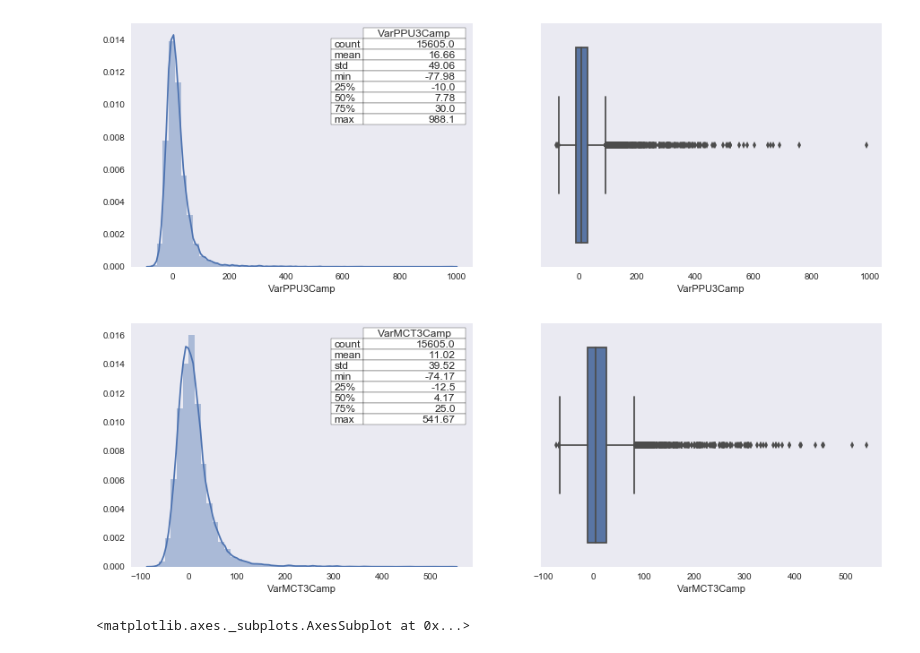
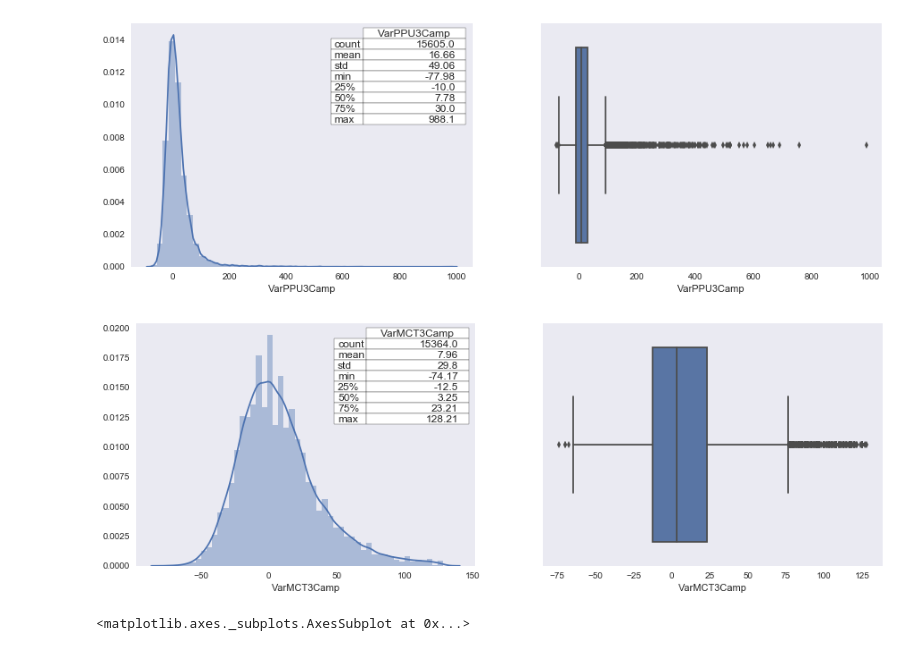
Before and after one commit to carlosfg97/pdp, a Jupyter notebook: ModeloPDP.ipynb, the cells around one changed output. Cells and saved outputs as stored; diff of their text form; code cells hidden in the pictures.

```diff
--- a/ModeloPDP.ipynb
+++ b/ModeloPDP.ipynb
@@ -150,10 +150,10 @@ VarDescr(df2['Pedidos_ult_18camp'])
 VarDescr(df2['VarPPU3Camp'])
 # %% [output]
 [figure]
-# %%
-VarDescr(df2['VarMCT3Camp'])
-# %% [output]
-[figure, removed]
+# %%
+VarDescr(df2[np.abs(df2.VarMCT3Camp-df2.VarMCT3Camp.mean())<=(3*df2.VarMCT3Camp.std())].VarMCT3Camp)
+# %% [output]
+[figure, added]
 # %%
 import seaborn as sns
 import matplotlib.pyplot as plt
```
Also changed, not shown: parts of 15 cells of this notebook.
